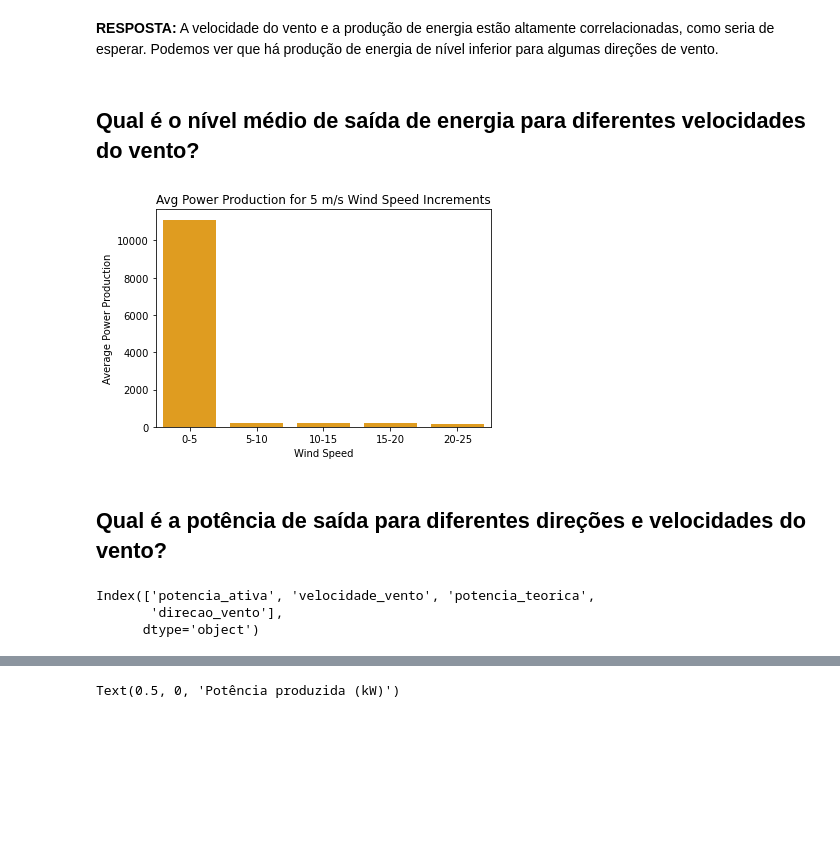
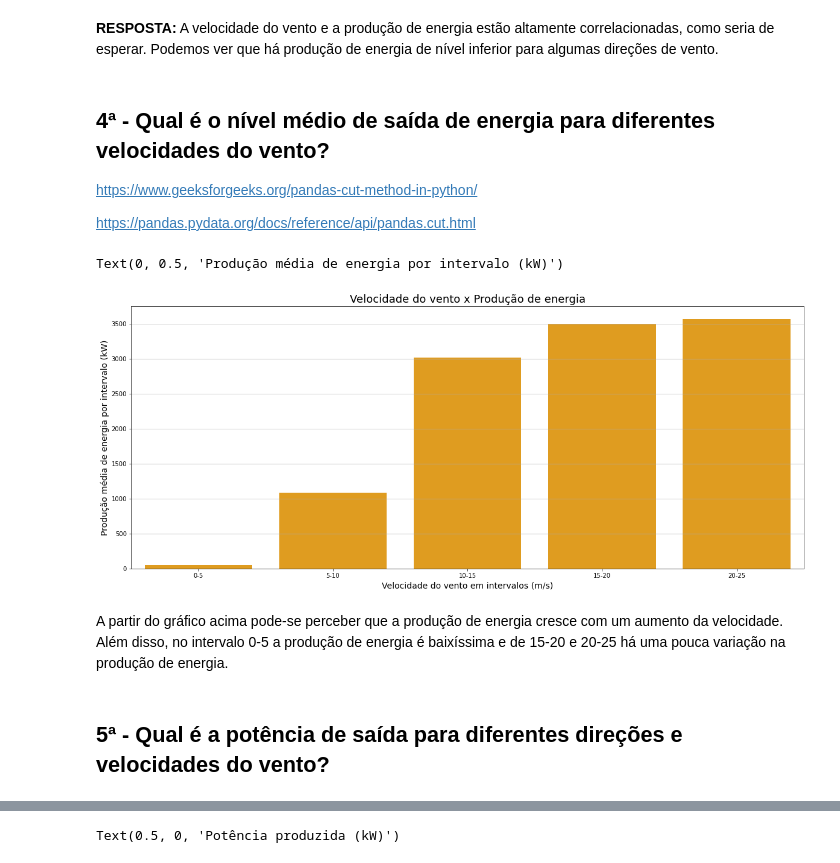
Before and after one commit to kitawarairon/portifolio_analise_dados, a Jupyter notebook: projeto_turbina_eolica/analise_turbina_eolica.ipynb, the cells around one changed output, grey strips where cells are left out. Saved outputs shown, nothing was run; the diff lists cells and outputs as text; code cells hidden in the pictures; blank space fills up the shorter version.

```diff
--- a/projeto_turbina_eolica/analise_turbina_eolica.ipynb
+++ b/projeto_turbina_eolica/analise_turbina_eolica.ipynb
@@ -109,7 +121,7 @@ colunas = {
 turbina_df.rename(columns=colunas, inplace=True)
 
 # mudando o formato da coluna do tempo para datetime
-turbina_df['data/tempo'] = pd.to_datetime(turbbina_df['data/tempo'])
+turbina_df['data/tempo'] = pd.to_datetime(turbina_df['data/tempo'])
 
 # colocando o índice como a coluna do datetime
 turbina_df.set_index('data/tempo', inplace=True)
@@ -260,45 +383,49 @@ sns.pairplot(turbina_df, markers='*')
 # %% [markdown]
 **RESPOSTA:** A velocidade do vento e a produção de energia estão altamente correlacionadas, como seria de esperar. Podemos ver que há produção de energia de nível inferior para algumas direções de vento.
 # %% [markdown]
-## Qual é o nível médio de saída de energia para diferentes velocidades do vento?
+## 4ª - Qual é o nível médio de saída de energia para diferentes velocidades do vento?
+
+https://www.geeksforgeeks.org/pandas-cut-method-in-python/
+
+https://pandas.pydata.org/docs/reference/api/pandas.cut.html
 # %%
 # Finding average power production for 5 m/s wind speed increments
 
+# variáveis auxiliares
 classes = [
     0,
     5,
     10,
     15,
     20,
     25
 ]
 
 labels = ['0-5', '5-10', '10-15', '15-20', '20-25']
 
-metricas = pd.value_counts(
-  pd.cut(x = turbina_df.potencia_ativa,
+# criando nova coluna no df
+turbina_df['classificacao_vento'] = pd.cut(x = turbina_df.velocidade_vento,
          bins = classes,
          labels = labels,
          include_lowest = True)
-)
 
-metricas = metricas.to_frame()
+# agrupando os valores
+agrupa_vento = turbina_df.groupby('classificacao_vento').mean()
 
-
-sns.barplot(x=metricas.index, y='potencia_ativa', color='orange', data=metricas)
-plt.title('Avg Power Production for 5 m/s Wind Speed Increments')
-plt.xlabel('Wind Speed')
-plt.ylabel('Average Power Production');
+# gerando o gráfico
+plt.figure(figsize=(20, 8))
+plt.grid()
+sns.barplot(x=agrupa_vento.index, y='potencia_ativa', color='orange', data=agrupa_vento)
+plt.title('Velocidade do vento x Produção de energia', fontsize=18)
+plt.xlabel('Velocidade do vento em intervalos (m/s)', fontsize=14)
+plt.ylabel('Produção média de energia por intervalo (kW)', fontsize=14)
 # %% [output]
+Text(0, 0.5, 'Produção média de energia por intervalo (kW)')
-[figure, old version]
+[figure, new version]
+# %% [markdown]
+A partir do gráfico acima pode-se perceber que a produção de energia cresce com um aumento da velocidade. Além disso, no intervalo 0-5 a produção de energia é baixíssima e de 15-20 e 20-25 há uma pouca variação na produção de energia.
 # %% [markdown]
-## Qual é a potência de saída para diferentes direções e velocidades do vento?
+## 5ª - Qual é a potência de saída para diferentes direções e velocidades do vento?
-# %%
-turbina_df.columns
-# %% [output]
-Index(['potencia_ativa', 'velocidade_vento', 'potencia_teorica',
-       'direcao_vento'],
-      dtype='object')
 # %%
 from math import radians
 
```
Also changed, not shown: parts of 82 cells of this notebook.
